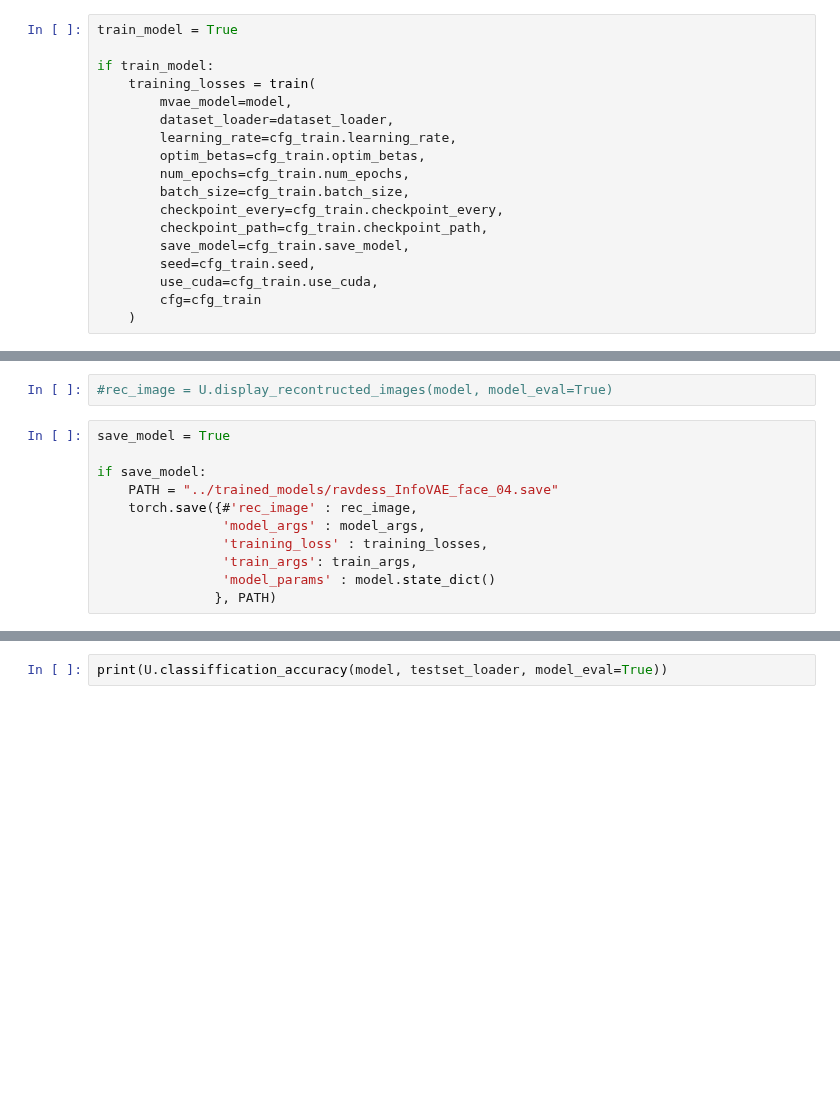
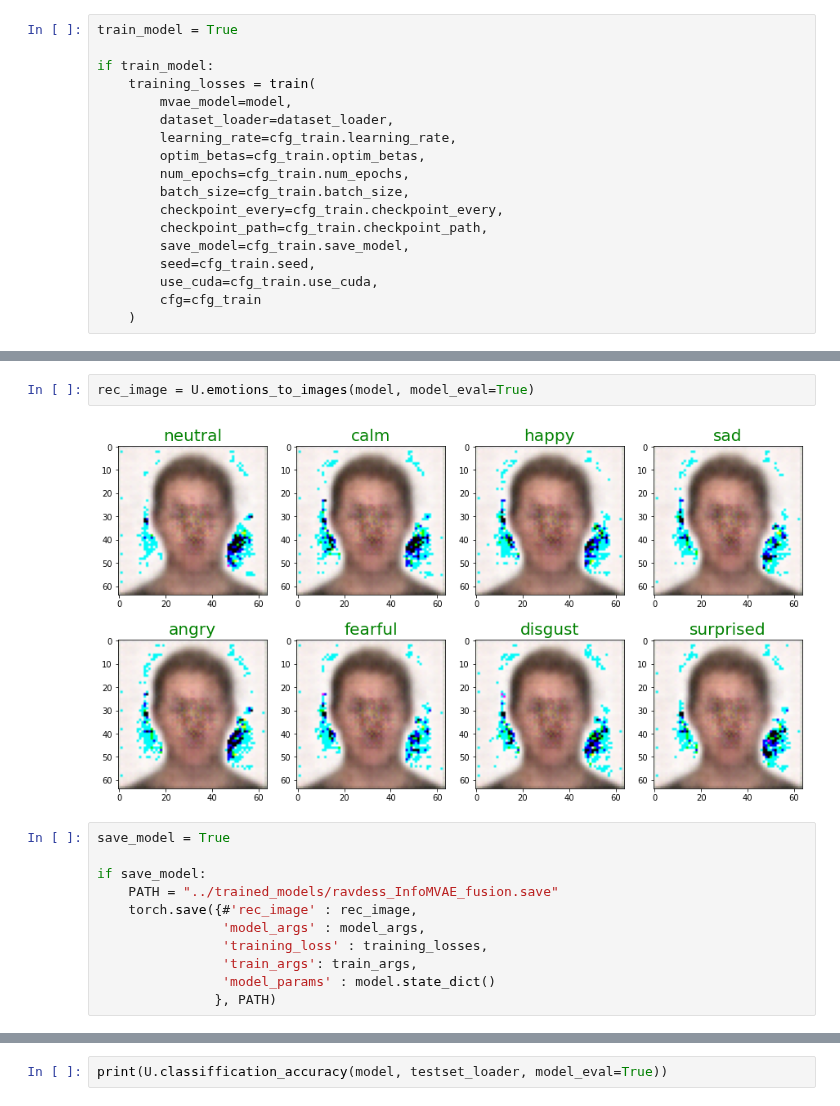
Before and after one commit to Ale-Ba2lero/Multimodal-Emotion-Analysis, a Jupyter notebook: src/mvae_torch/face_emotions_mvae_torch.ipynb, the cells around one changed output, grey strips where cells are left out. Saved outputs shown, nothing was run; the diff lists cells and outputs as text; blank space fills up the shorter version.

Commit message:
Implemented features fusion net

```diff
--- a/src/mvae_torch/face_emotions_mvae_torch.ipynb
+++ b/src/mvae_torch/face_emotions_mvae_torch.ipynb
@@ -108,10 +108,12 @@ img = U.test_batch(model, testset_loader, num_images=4, model_eval=True)
 # %%
-#rec_image = U.display_recontructed_images(model, model_eval=True)
+rec_image = U.emotions_to_images(model, model_eval=True)
+# %% [output]
+[figure, added]
 # %%
 save_model = True
 
 if save_model:
-    PATH = "../trained_models/ravdess_InfoVAE_face_04.save"
+    PATH = "../trained_models/ravdess_InfoMVAE_fusion.save"
     torch.save({#'rec_image' : rec_image,
                 'model_args' : model_args,
                 'training_loss' : training_losses,
```
Also changed, not shown: parts of 5 cells of this notebook, 5 other files.
